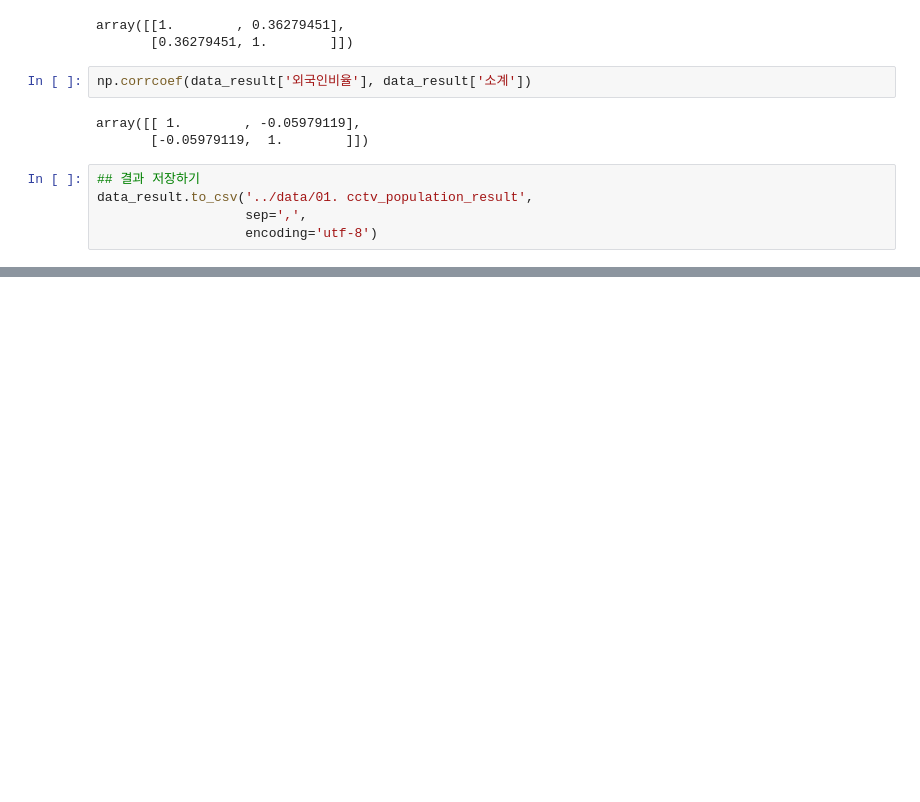
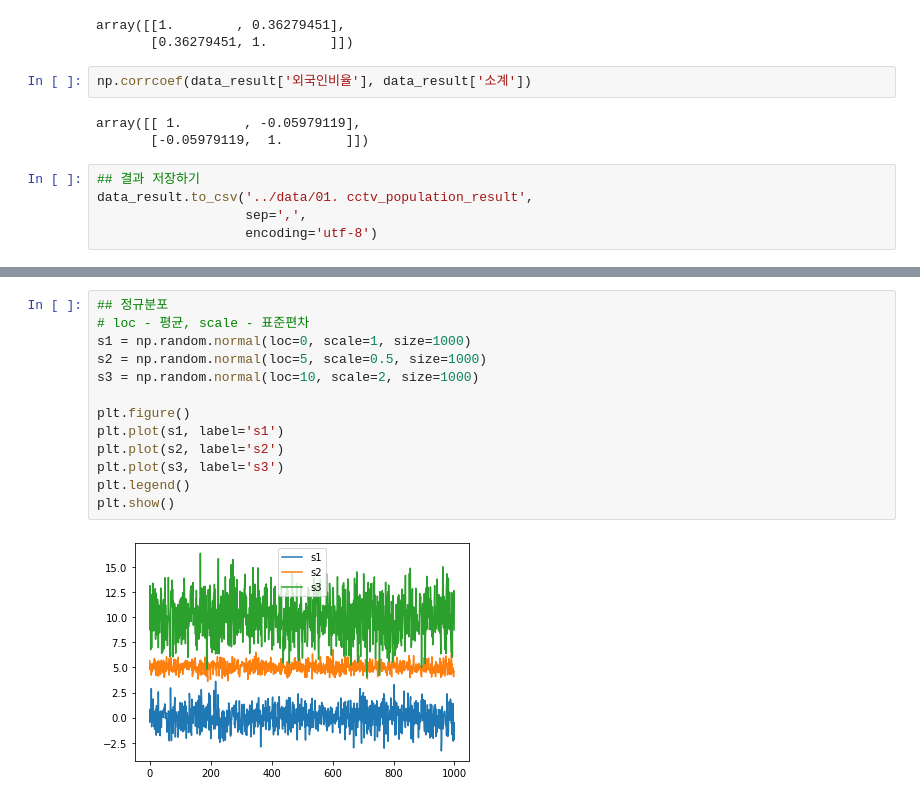
Before and after one commit to totoro2048/ksa_python_datascience, a Jupyter notebook: DataScience/source_code/[Day 1-2] 서울시 CCTV 현황 분석.ipynb, the cells around one changed output, grey strips where cells are left out. Drawn from its saved outputs; the diff is of its cells as text; blank space fills up the shorter version.

```diff
--- a/DataScience/source_code/[Day 1-2] 서울시 CCTV 현황 분석.ipynb
+++ b/DataScience/source_code/[Day 1-2] 서울시 CCTV 현황 분석.ipynb
@@ -289,0 +357,15 @@ data_result.to_csv('../data/01. cctv_population_result',
+# %%
+## 정규분포
+# loc - 평균, scale - 표준편차
+s1 = np.random.normal(loc=0, scale=1, size=1000)
+s2 = np.random.normal(loc=5, scale=0.5, size=1000)
+s3 = np.random.normal(loc=10, scale=2, size=1000)
+
+plt.figure()
+plt.plot(s1, label='s1')
+plt.plot(s2, label='s2')
+plt.plot(s3, label='s3')
+plt.legend()
+plt.show()
+# %% [output]
+[figure, added]
```
Also changed, not shown: parts of 19 cells of this notebook.
